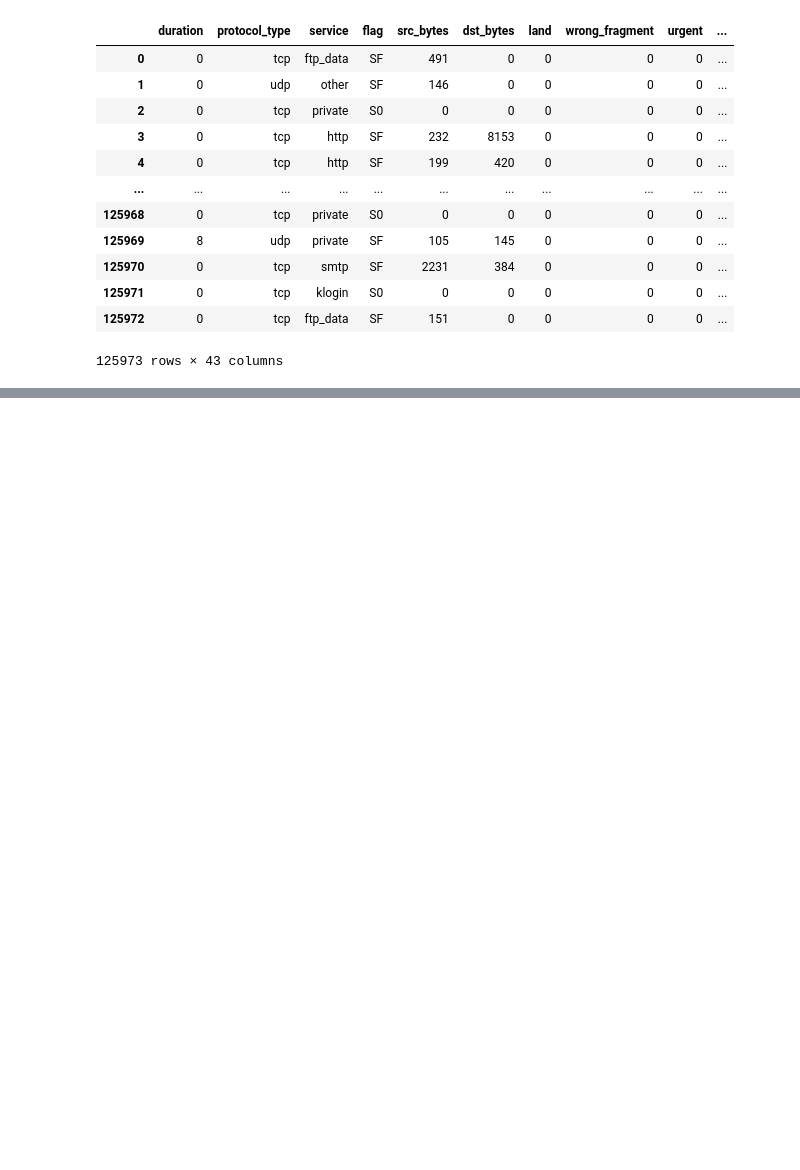
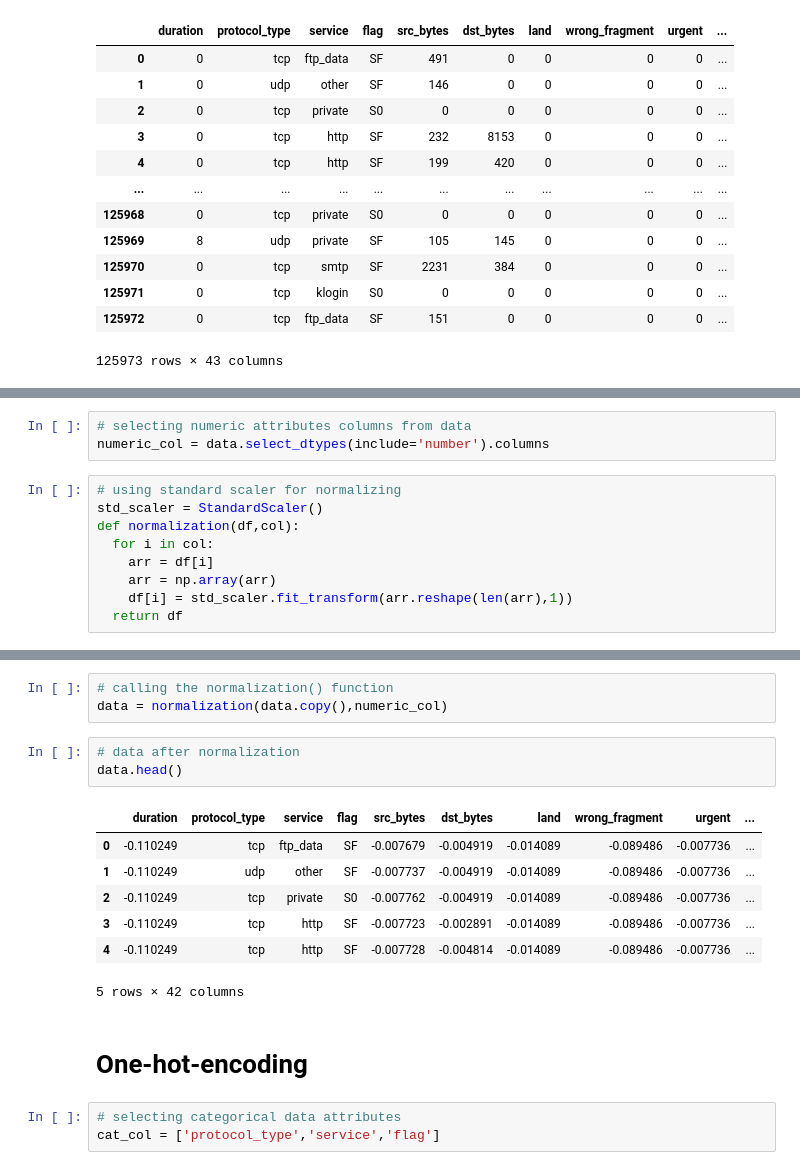
Before and after one commit to samsivabalan/home-network-IDS, a Jupyter notebook: training/main.ipynb, the cells around one changed output, grey strips where cells are left out. Saved outputs shown, nothing was run; the diff lists cells and outputs as text; blank space fills up the shorter version.

```diff
--- a/training/main.ipynb
+++ b/training/main.ipynb
@@ -75,0 +143,12 @@ data
+# %%
+# selecting numeric attributes columns from data
+numeric_col = data.select_dtypes(include='number').columns
+# %%
+# using standard scaler for normalizing
+std_scaler = StandardScaler()
+def normalization(df,col):
+  for i in col:
+    arr = df[i]
+    arr = np.array(arr)
+    df[i] = std_scaler.fit_transform(arr.reshape(len(arr),1))
+  return df
@@ -75,0 +166,19 @@ data
+# %%
+# calling the normalization() function
+data = normalization(data.copy(),numeric_col)
+# %%
+# data after normalization
+data.head()
+# %% [output]
+|  | duration | protocol_type | service | flag | src_bytes | dst_bytes | land | wrong_fragment | urgent | ... |
+| 0 | -0.110249 | tcp | ftp_data | SF | -0.007679 | -0.004919 | -0.014089 | -0.089486 | -0.007736 | ... |
+| 1 | -0.110249 | udp | other | SF | -0.007737 | -0.004919 | -0.014089 | -0.089486 | -0.007736 | ... |
+| 2 | -0.110249 | tcp | private | S0 | -0.007762 | -0.004919 | -0.014089 | -0.089486 | -0.007736 | ... |
+| 3 | -0.110249 | tcp | http | SF | -0.007723 | -0.002891 | -0.014089 | -0.089486 | -0.007736 | ... |
+| 4 | -0.110249 | tcp | http | SF | -0.007728 | -0.004814 | -0.014089 | -0.089486 | -0.007736 | ... |
+5 rows × 42 columns
+# %% [markdown]
+# **One-hot-encoding**
+# %%
+# selecting categorical data attributes
+cat_col = ['protocol_type','service','flag']
```
Also changed, not shown: parts of 17 cells of this notebook.
